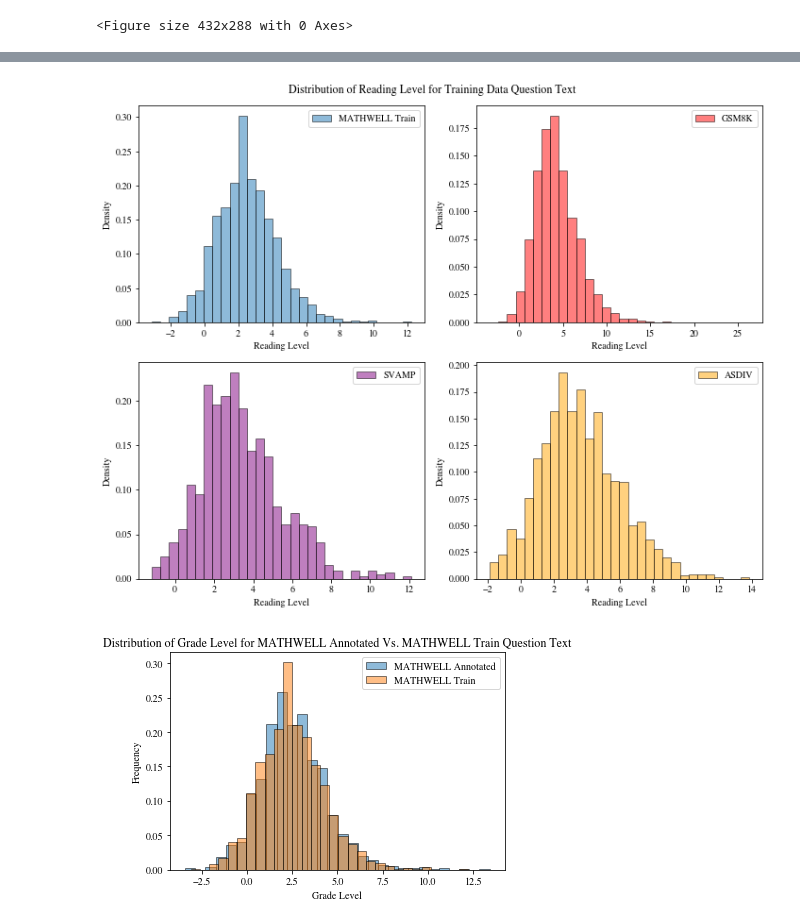
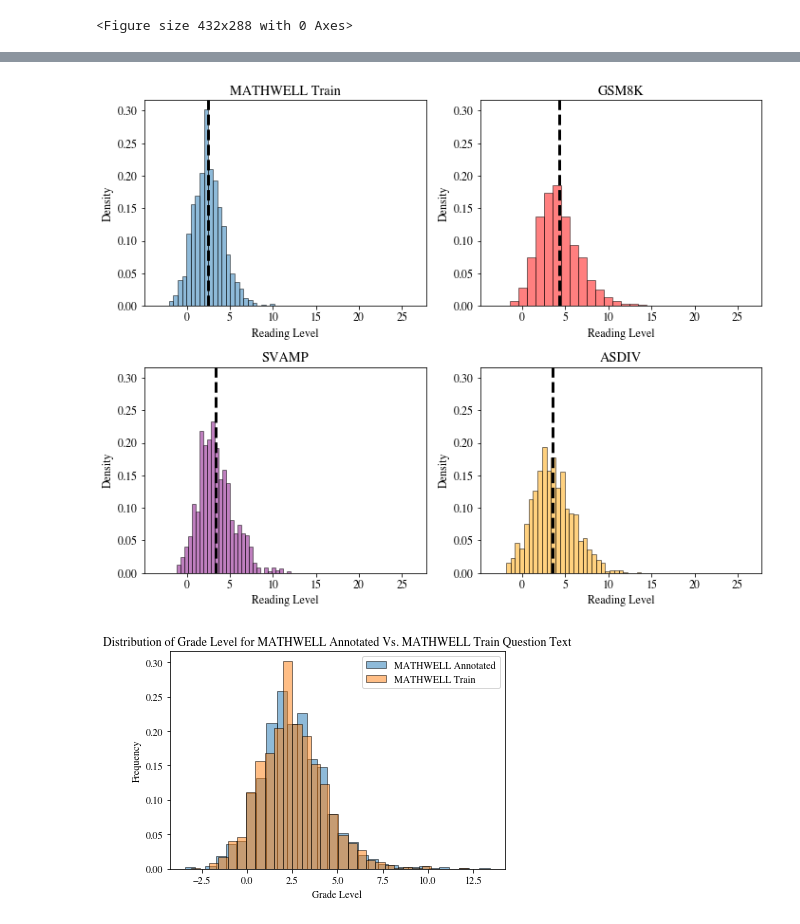
Before and after one commit to bryanchrist/llama2-70b, a Jupyter notebook: reading_level.ipynb, the cells around one changed output, grey strips where cells are left out. Saved outputs shown, nothing was run; the diff lists cells and outputs as text; code cells hidden in the pictures.

```diff
--- a/reading_level.ipynb
+++ b/reading_level.ipynb
@@ -12,6 +12,7 @@ import matplotlib.pyplot as plt
 #     'pgf.rcfonts': False,
 # })
 plt.rcParams["font.family"] = "Times"
+plt.rcParams.update({'font.size': 12})
 # %% [markdown]
 ## GSM8K
 # %%
@@ -282,30 +323,41 @@ plt.savefig('reading_level_models.png')
 # %%
 # Create a figure with two subplots (2 rows, 1 column)
-fig, axs = plt.subplots(nrows=2, ncols=2, figsize=(10, 8))
+fig, axs = plt.subplots(nrows=2, ncols=2, figsize=(10, 8), sharex = True, sharey = True)
 
 axs[0,0].hist(mathwell_train_grades, bins=30, alpha=0.5, label='MATHWELL Train', edgecolor='black', density=True)
 axs[0,1].hist(gsm8k_grades, bins=30, alpha=0.5, label='GSM8K', edgecolor='black', density=True, color = "Red")
 axs[1,0].hist(svamp_grades, bins=30, alpha=0.5, label='SVAMP', edgecolor='black', density=True, color = "Purple")
 axs[1,1].hist(asdiv_grades, bins=30, alpha=0.5, label='ASDIV', edgecolor='black', density=True, color = "Orange")
-axs[0, 0].legend()
-axs[0, 1].legend()
-axs[1, 0].legend()
-axs[1, 1].legend()
+axs[0, 0].set_title('MATHWELL Train')
+axs[0, 1].set_title('GSM8K')
+axs[1, 0].set_title('SVAMP')
+axs[1, 1].set_title('ASDIV')
+# axs[0, 0].legend()
+# axs[0, 1].legend()
+# axs[1, 0].legend()
+# axs[1, 1].legend()
+axs[0,0].axvline(np.mean(mathwell_train_grades), color='k', linestyle='dashed', linewidth=3)
+axs[0,1].axvline(np.mean(gsm8k_grades), color='k', linestyle='dashed', linewidth=3)
+axs[1,0].axvline(np.mean(svamp_grades), color='k', linestyle='dashed', linewidth=3)
+axs[1,1].axvline(np.mean(asdiv_grades), color='k', linestyle='dashed', linewidth=3)
 axs[0, 0].set_xlabel('Reading Level')
+axs[0,0].tick_params(axis='both', which='both', labelsize=12, labelbottom=True)
+axs[0,1].tick_params(axis='both', which='both', labelsize=12, labelbottom=True)
+axs[0,1].tick_params(axis='y', which='both', labelsize=12, labelleft=True)
+axs[1,1].tick_params(axis='y', which='both', labelsize=12, labelleft=True)
 axs[0, 0].set_ylabel('Density')
 axs[0, 1].set_xlabel('Reading Level')
 axs[0, 1].set_ylabel('Density')
 axs[1, 0].set_xlabel('Reading Level')
 axs[1, 0].set_ylabel('Density')
 axs[1, 1].set_xlabel('Reading Level')
 axs[1, 1].set_ylabel('Density')
-fig.suptitle('Distribution of Reading Level for Training Data Question Text')
 
 # Customize the overall layout
 plt.tight_layout()
 plt.savefig('reading_level_datasets.png')
 # %% [output]
-[figure, old version]
+[figure, new version]
 # %%
 # Create a histogram
 plt.hist(mathwell_an_grades, bins=30, alpha=0.5, label='MATHWELL Annotated', edgecolor='black', density=True)
```
Also changed, not shown: parts of 1 cell of this notebook, 2 other files.
